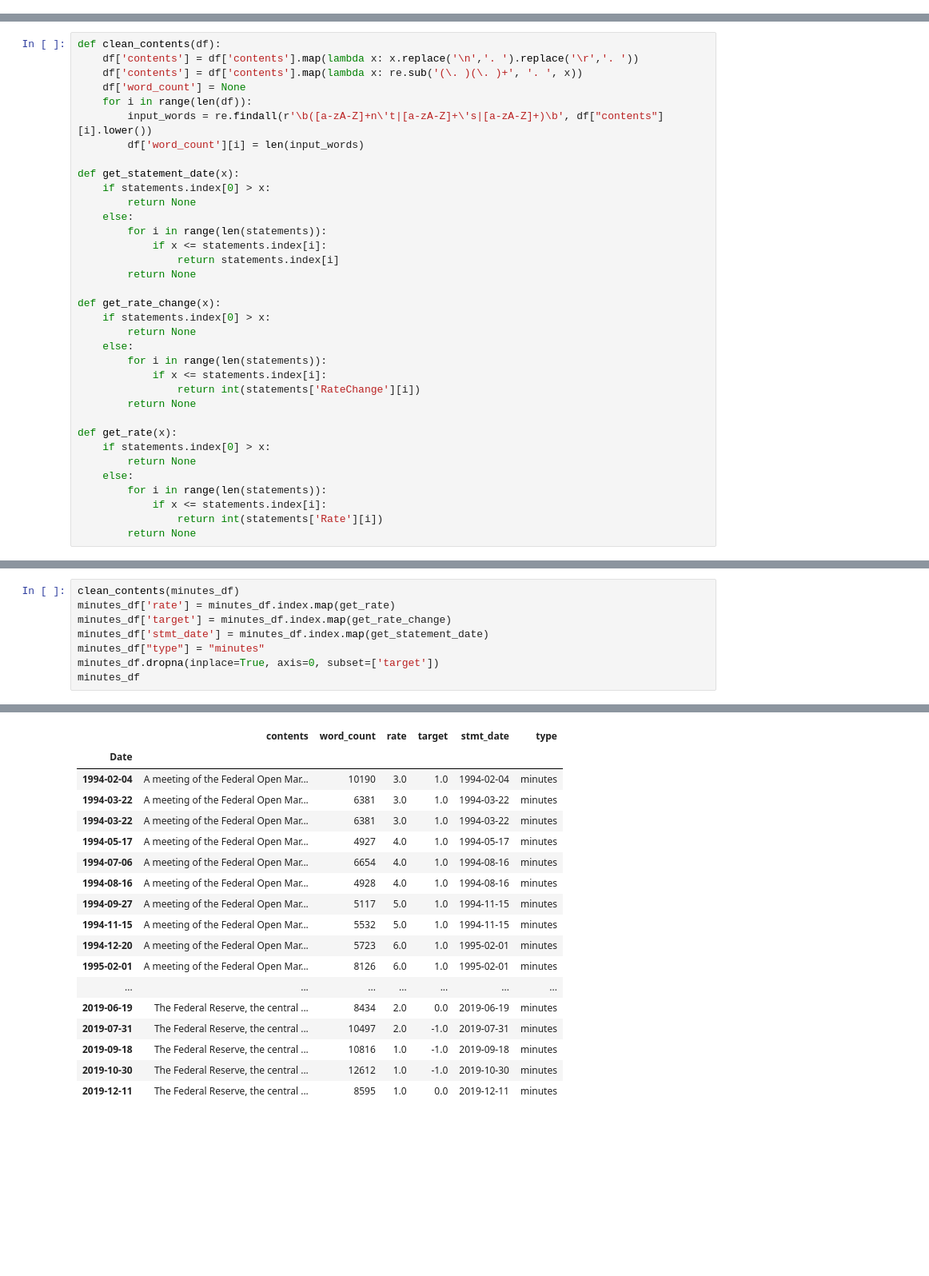
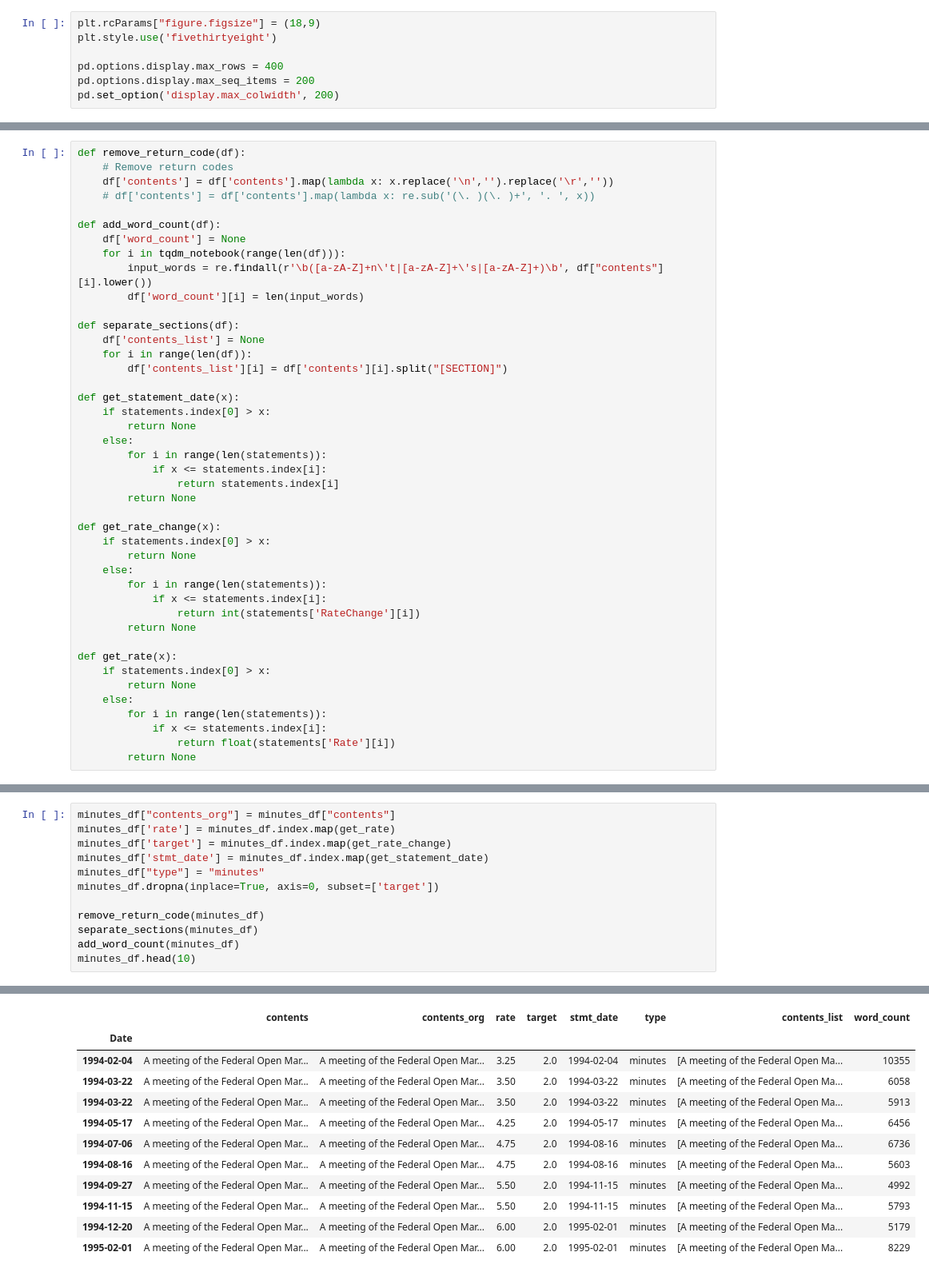
Before and after one commit to yukit-k/centralbank_analysis, a Jupyter notebook: src/FOMC_Analysis_Preprocess.ipynb, the cells around one changed output, grey strips where cells are left out. Shown at 80% size. Drawn from its saved outputs; the diff is of its cells as text; blank space fills up the shorter version.

```diff
--- a/src/FOMC_Analysis_Preprocess.ipynb
+++ b/src/FOMC_Analysis_Preprocess.ipynb
@@ -15,3 +16,10 @@ import pickle
 
 import nltk
+# %%
+plt.rcParams["figure.figsize"] = (18,9)
+plt.style.use('fivethirtyeight')
+
+pd.options.display.max_rows = 400
+pd.options.display.max_seq_items = 200
+pd.set_option('display.max_colwidth', 200)
 # %% [markdown]
@@ -19,11 +27,19 @@ import nltk
 # %%
-def clean_contents(df):
-    df['contents'] = df['contents'].map(lambda x: x.replace('\n','. ').replace('\r','. '))
-    df['contents'] = df['contents'].map(lambda x: re.sub('(\. )(\. )+', '. ', x))
+def remove_return_code(df):
+    # Remove return codes
+    df['contents'] = df['contents'].map(lambda x: x.replace('\n','').replace('\r',''))
+    # df['contents'] = df['contents'].map(lambda x: re.sub('(\. )(\. )+', '. ', x))
+
+def add_word_count(df):
     df['word_count'] = None
-    for i in range(len(df)):
+    for i in tqdm_notebook(range(len(df))):
         input_words = re.findall(r'\b([a-zA-Z]+n\'t|[a-zA-Z]+\'s|[a-zA-Z]+)\b', df["contents"][i].lower())
         df['word_count'][i] = len(input_words)
+
+def separate_sections(df):
+    df['contents_list'] = None
+    for i in range(len(df)):
+        df['contents_list'][i] = df['contents'][i].split("[SECTION]")
 
 def get_statement_date(x):
     if statements.index[0] > x:
@@ -49,5 +65,5 @@ def get_rate(x):
     else:
         for i in range(len(statements)):
             if x <= statements.index[i]:
-                return int(statements['Rate'][i])
+                return float(statements['Rate'][i])
         return None
@@ -303,9 +518,13 @@ minutes_df
 # %%
-clean_contents(minutes_df)
+minutes_df["contents_org"] = minutes_df["contents"]
 minutes_df['rate'] = minutes_df.index.map(get_rate)
 minutes_df['target'] = minutes_df.index.map(get_rate_change)
 minutes_df['stmt_date'] = minutes_df.index.map(get_statement_date)
 minutes_df["type"] = "minutes"
 minutes_df.dropna(inplace=True, axis=0, subset=['target'])
-minutes_df
+
+remove_return_code(minutes_df)
+separate_sections(minutes_df)
+add_word_count(minutes_df)
+minutes_df.head(10)
 # %% [output]
@@ -312,18 +539,12 @@ minutes_df
-|  | contents | word_count | rate | target | stmt_date | type |
-| Date |  |  |  |  |  |  |
-| 1994-02-04 | A meeting of the Federal Open Mar... | 10190 | 3.0 | 1.0 | 1994-02-04 | minutes |
-| 1994-03-22 | A meeting of the Federal Open Mar... | 6381 | 3.0 | 1.0 | 1994-03-22 | minutes |
-| 1994-03-22 | A meeting of the Federal Open Mar... | 6381 | 3.0 | 1.0 | 1994-03-22 | minutes |
-| 1994-05-17 | A meeting of the Federal Open Mar... | 4927 | 4.0 | 1.0 | 1994-05-17 | minutes |
-| 1994-07-06 | A meeting of the Federal Open Mar... | 6654 | 4.0 | 1.0 | 1994-08-16 | minutes |
-| 1994-08-16 | A meeting of the Federal Open Mar... | 4928 | 4.0 | 1.0 | 1994-08-16 | minutes |
-| 1994-09-27 | A meeting of the Federal Open Mar... | 5117 | 5.0 | 1.0 | 1994-11-15 | minutes |
-| 1994-11-15 | A meeting of the Federal Open Mar... | 5532 | 5.0 | 1.0 | 1994-11-15 | minutes |
-| 1994-12-20 | A meeting of the Federal Open Mar... | 5723 | 6.0 | 1.0 | 1995-02-01 | minutes |
-| 1995-02-01 | A meeting of the Federal Open Mar... | 8126 | 6.0 | 1.0 | 1995-02-01 | minutes |
-| ... | ... | ... | ... | ... | ... | ... |
-| 2019-06-19 | The Federal Reserve, the central ... | 8434 | 2.0 | 0.0 | 2019-06-19 | minutes |
-| 2019-07-31 | The Federal Reserve, the central ... | 10497 | 2.0 | -1.0 | 2019-07-31 | minutes |
-| 2019-09-18 | The Federal Reserve, the central ... | 10816 | 1.0 | -1.0 | 2019-09-18 | minutes |
-| 2019-10-30 | The Federal Reserve, the central ... | 12612 | 1.0 | -1.0 | 2019-10-30 | minutes |
-| 2019-12-11 | The Federal Reserve, the central ... | 8595 | 1.0 | 0.0 | 2019-12-11 | minutes |
+|  | contents | contents_org | rate | target | stmt_date | type | contents_list | word_count |
+| Date |  |  |  |  |  |  |  |  |
+| 1994-02-04 | A meeting of the Federal Open Mar... | A meeting of the Federal Open Mar... | 3.25 | 2.0 | 1994-02-04 | minutes | [A meeting of the Federal Open Ma... | 10355 |
+| 1994-03-22 | A meeting of the Federal Open Mar... | A meeting of the Federal Open Mar... | 3.50 | 2.0 | 1994-03-22 | minutes | [A meeting of the Federal Open Ma... | 6058 |
+| 1994-03-22 | A meeting of the Federal Open Mar... | A meeting of the Federal Open Mar... | 3.50 | 2.0 | 1994-03-22 | minutes | [A meeting of the Federal Open Ma... | 5913 |
+| 1994-05-17 | A meeting of the Federal Open Mar... | A meeting of the Federal Open Mar... | 4.25 | 2.0 | 1994-05-17 | minutes | [A meeting of the Federal Open Ma... | 6456 |
+| 1994-07-06 | A meeting of the Federal Open Mar... | A meeting of the Federal Open Mar... | 4.75 | 2.0 | 1994-08-16 | minutes | [A meeting of the Federal Open Ma... | 6736 |
+| 1994-08-16 | A meeting of the Federal Open Mar... | A meeting of the Federal Open Mar... | 4.75 | 2.0 | 1994-08-16 | minutes | [A meeting of the Federal Open Ma... | 5603 |
+| 1994-09-27 | A meeting of the Federal Open Mar... | A meeting of the Federal Open Mar... | 5.50 | 2.0 | 1994-11-15 | minutes | [A meeting of the Federal Open Ma... | 4992 |
+| 1994-11-15 | A meeting of the Federal Open Mar... | A meeting of the Federal Open Mar... | 5.50 | 2.0 | 1994-11-15 | minutes | [A meeting of the Federal Open Ma... | 5793 |
+| 1994-12-20 | A meeting of the Federal Open Mar... | A meeting of the Federal Open Mar... | 6.00 | 2.0 | 1995-02-01 | minutes | [A meeting of the Federal Open Ma... | 5179 |
+| 1995-02-01 | A meeting of the Federal Open Mar... | A meeting of the Federal Open Mar... | 6.00 | 2.0 | 1995-02-01 | minutes | [A meeting of the Federal Open Ma... | 8229 |
```
Also changed, not shown: parts of 57 cells of this notebook.
